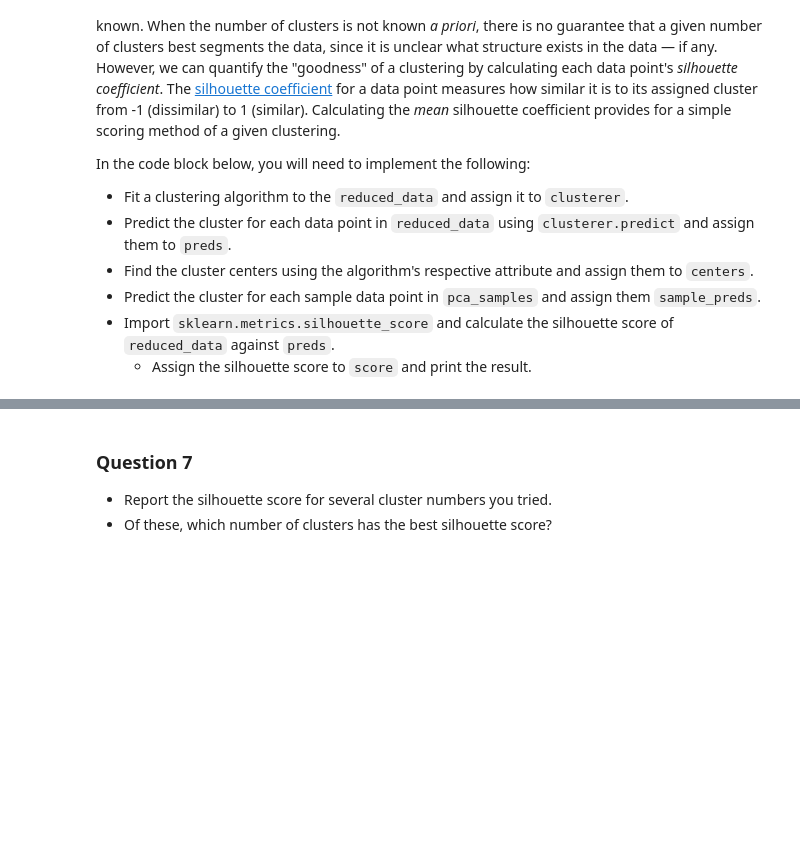
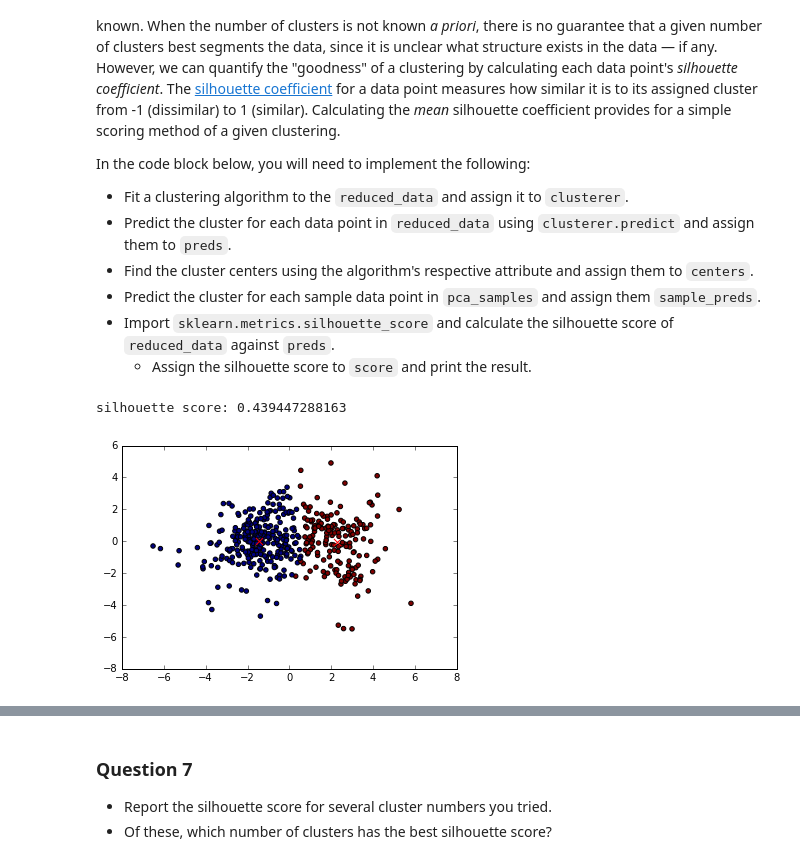
Before and after one commit to vhquang/machine-learning, a Jupyter notebook: projects/customer_segments/customer_segments.ipynb, the cells around one changed output, grey strips where cells are left out. Cells and saved outputs as stored; diff of their text form; code cells hidden in the pictures; blank space fills up the shorter version.

```diff
--- a/projects/customer_segments/customer_segments.ipynb
+++ b/projects/customer_segments/customer_segments.ipynb
@@ -599,17 +605,29 @@ In the code block below, you will need to implement the following:
  - Import `sklearn.metrics.silhouette_score` and calculate the silhouette score of `reduced_data` against `preds`.
    - Assign the silhouette score to `score` and print the result.
 # %%
+from sklearn.metrics import silhouette_score
+from sklearn.mixture import GMM
+
 # TODO: Apply your clustering algorithm of choice to the reduced data
-clusterer = None
+n = 2
+clusterer = GMM(n_components=n, random_state=0).fit(reduced_data)
 
 # TODO: Predict the cluster for each data point
-preds = None
+preds = clusterer.predict(reduced_data)
+result = reduced_data.copy()
+result['preds'] = preds
+plt.scatter(result['Dimension 1'], result['Dimension 2'], c=preds)
 
 # TODO: Find the cluster centers
-centers = None
+centers = result.groupby(['preds']).mean()
+plt.scatter(centers['Dimension 1'], centers['Dimension 2'], c='r', marker='x', s=50)
 
 # TODO: Predict the cluster for each transformed sample data point
-sample_preds = None
+sample_preds = clusterer.predict(pca_samples)
 
 # TODO: Calculate the mean silhouette coefficient for the number of clusters chosen
-score = None
+score = silhouette_score(reduced_data, preds)
+print 'silhouette score:', score
+# %% [output]
+silhouette score: 0.439447288163
+[figure, added]
```
Also changed, not shown: parts of 6 cells of this notebook.
